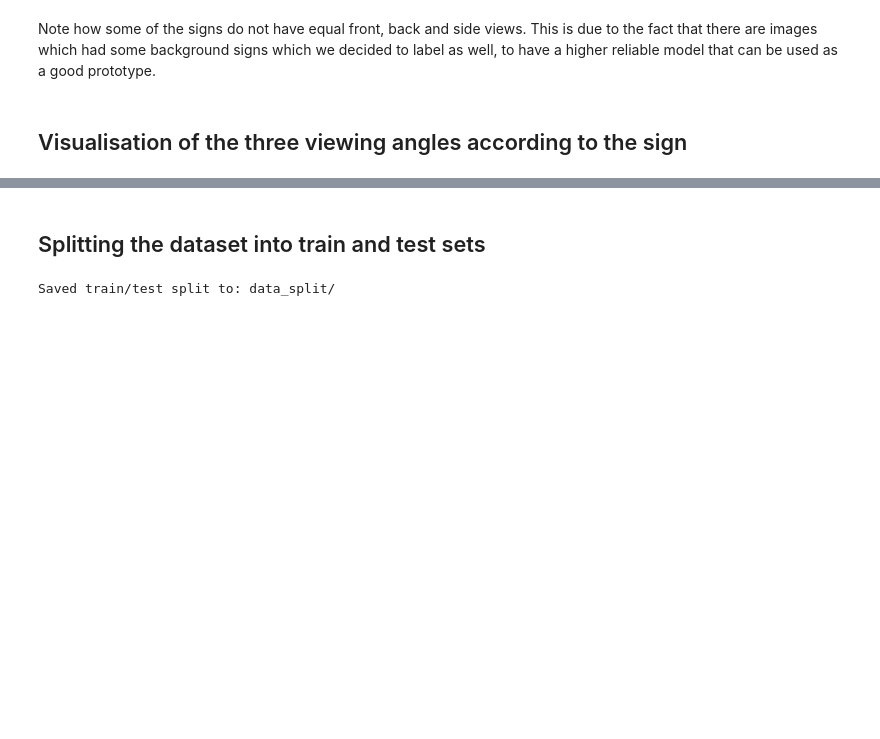
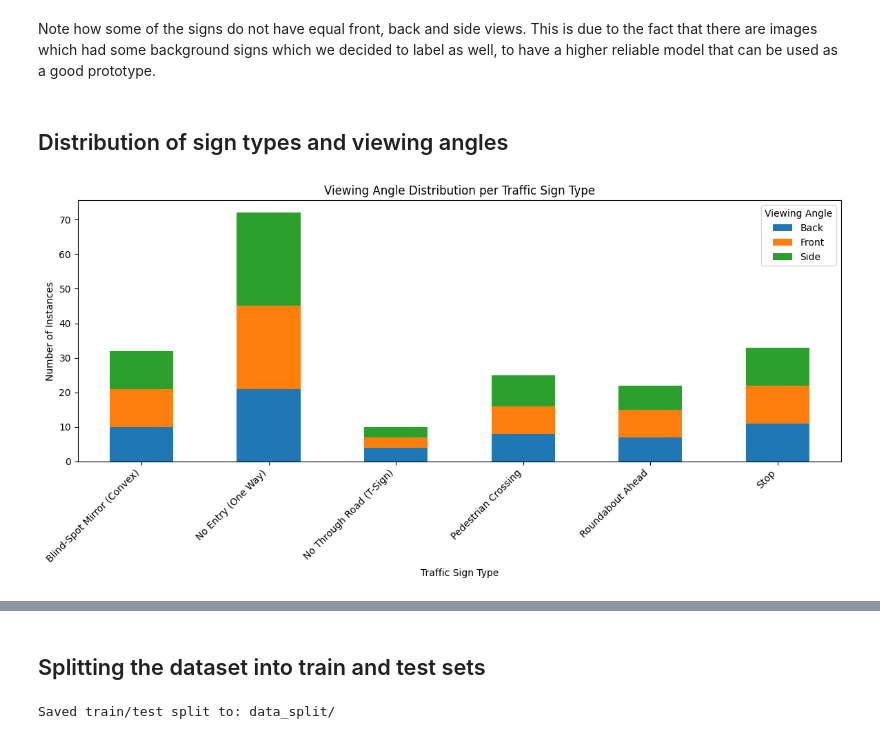
Before and after one commit to liv0ri/Computer-Vision-2, a Jupyter notebook: 1_data_visualisation.ipynb, the cells around one changed output, grey strips where cells are left out. Saved outputs shown, nothing was run; the diff lists cells and outputs as text; code cells hidden in the pictures; blank space fills up the shorter version.

Commit message:
almost managed to tdo visualisation

```diff
--- a/1_data_visualisation.ipynb
+++ b/1_data_visualisation.ipynb
@@ -5,8 +5,9 @@
 # %%
-# Imports
 import json
 import pandas as pd
 import matplotlib.pyplot as plt
+import matplotlib.patches as patches
+import os
 
 
 # Load Label Studio annotations
@@ -17,23 +18,34 @@ def load_labelstudio_annotations(json_path):
         data = json.load(f)
 
     for task in data:
+        # Handle local paths - assuming images are in 'data/' directory - WILL CHANGE LATER
+        image_url = task.get("data", {}).get("image", "")
+        print(image_url)
+        image_filename = os.path.basename(image_url)
+        local_path = os.path.join(
+            r"label-studio\label-studio\media\upload\2",
+            image_filename
+        )
+        print(local_path)
+
         for ann in task.get("annotations", []):
-
-            # Group annotation results by region ID
             regions = {}
-
             for r in ann.get("result", []):
                 region_id = r.get("id")
                 if region_id not in regions:
-                    regions[region_id] = {}
+                    regions[region_id] = {"image_path": local_path}
                 regions[region_id][r["from_name"]] = r["value"]
 
-            # Extract attributes per traffic sign
             for region in regions.values():
-                if "sign_type" in region and "view_angle" in region:
+                if "sign_type" in region:
                     records.append({
                         "sign_type": region["sign_type"]["rectanglelabels"][0],
-                        "view_angle": region["view_angle"]["choices"][0],
+                        "view_angle": region.get("view_angle", {}).get("choices", ["Unknown"])[0],
+                        "image_path": region["image_path"],
+                        "bbox": [region.get("sign_type", {}).get("x"),
+                                 region.get("sign_type", {}).get("y"),
+                                 region.get("sign_type", {}).get("width"),
+                                 region.get("sign_type", {}).get("height")]
                     })
 
     return pd.DataFrame(records)
@@ -68,25 +97,27 @@ Name: count, dtype: int64
 # %% [markdown]
 Note how some of the signs do not have equal front, back and side views. This is due to the fact that there are images which had some background signs which we decided to label as well, to have a higher reliable model that can be used as a good prototype.
 # %% [markdown]
-## Visualisation of the three viewing angles according to the sign
+## Distribution of sign types and viewing angles
 # %%
-# Sign Type vs Viewing Angle
+# Sign Type vs Viewing Angle Visualization
 counts = (
     df.groupby(["sign_type", "view_angle"])
       .size()
       .unstack(fill_value=0)
 )
 
 counts.plot(
     kind="bar",
     stacked=True,
-    figsize=(10, 6)
+    figsize=(12, 6)
 )
 
 plt.title("Viewing Angle Distribution per Traffic Sign Type")
 plt.xlabel("Traffic Sign Type")
 plt.ylabel("Number of Instances")
 plt.legend(title="Viewing Angle")
 plt.xticks(rotation=45, ha="right")
 plt.tight_layout()
 plt.show()
+# %% [output]
+[figure, added]
```
Also changed, not shown: parts of 8 cells of this notebook, 1 other file.
